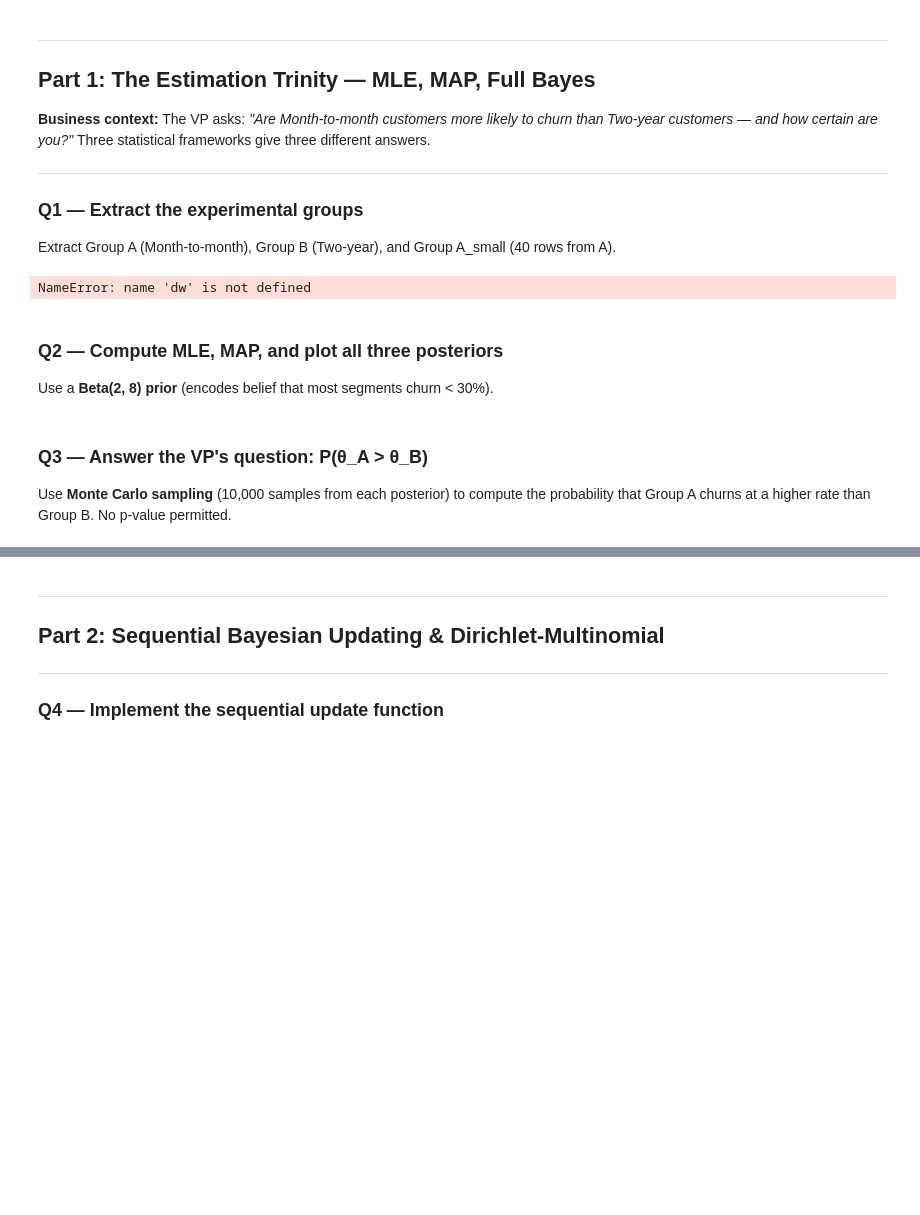
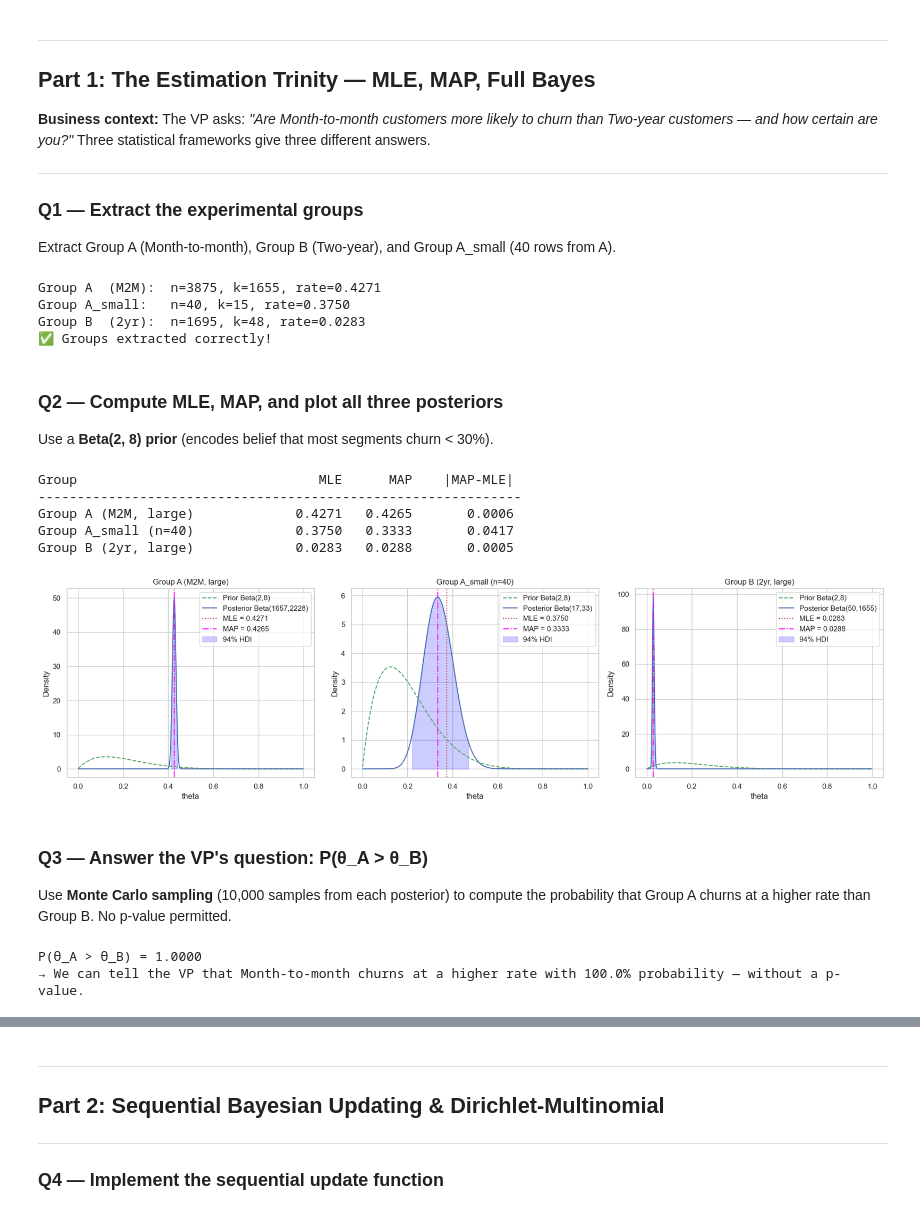
Before and after one commit to daymmm/bayesian-model, a Jupyter notebook: prob.ipynb, the cells around one changed output, grey strips where cells are left out. Drawn from its saved outputs; the diff is of its cells as text; code cells hidden in the pictures; blank space fills up the shorter version.

```diff
--- a/prob.ipynb
+++ b/prob.ipynb
@@ -81,10 +81,8 @@ Extract Group A (Month-to-month), Group B (Two-year), and Group A_small (40 rows
 # Group B: all Two year contract rows
 # Group A_small: 40 random rows from Group A, random_state=42
 
-group_A = [df["Contract"] == "Month-to-month"]
-
+group_A = df[df["Contract"] == "Month-to-month"]
 group_B = df[df["Contract"] == "Two year"]
-
 group_A_small = group_A.sample(n=40, random_state=42)
 
 k_A,  n_A  = group_A['Churn'].sum(),       len(group_A)
@@ -92,15 +90,18 @@ k_B,  n_B  = group_B['Churn'].sum(),       len(group_B)
 k_As, n_As = group_A_small['Churn'].sum(), len(group_A_small)
 
 # ── SELF-CHECK ────────────────────────────────────────────────────────────────
-#assert n_As == 40
-#assert n_A > 3000
-#assert n_B > 1000
+assert n_As == 40
+assert n_A > 3000
+assert n_B > 1000
 print(f"Group A  (M2M):  n={n_A}, k={k_A}, rate={k_A/n_A:.4f}")
 print(f"Group A_small:   n={n_As}, k={k_As}, rate={k_As/n_As:.4f}")
 print(f"Group B  (2yr):  n={n_B}, k={k_B}, rate={k_B/n_B:.4f}")
 print("✅ Groups extracted correctly!")
 # %% [output]
-NameError: name 'dw' is not defined
+Group A  (M2M):  n=3875, k=1655, rate=0.4271
+Group A_small:   n=40, k=15, rate=0.3750
+Group B  (2yr):  n=1695, k=48, rate=0.0283
+✅ Groups extracted correctly!
 # %% [markdown]
 ### Q2 — Compute MLE, MAP, and plot all three posteriors
 
@@ -122,26 +123,57 @@ groups = {
 print(f"{'Group':<30} {'MLE':>8} {'MAP':>8} {'|MAP-MLE|':>12}")
 print("-" * 62)
 for name, (k, n) in groups.items():
-    mle     = None   # YOUR CODE HERE
-    map_est = None   # YOUR CODE HERE
-    pull    = None   # YOUR CODE HERE
-    raise NotImplementedError("Compute MLE, MAP, and pull for each group")
+    mle     = k / n
+    map_est = (alpha_prior + k - 1) / (alpha_prior + beta_prior + n - 2)
+    pull    = abs(map_est - mle)
     print(f"{name:<30} {mle:>8.4f} {map_est:>8.4f} {pull:>12.4f}")
+# %% [output]
+Group                               MLE      MAP    |MAP-MLE|
+--------------------------------------------------------------
+Group A (M2M, large)             0.4271   0.4265       0.0006
+Group A_small (n=40)             0.3750   0.3333       0.0417
+Group B (2yr, large)             0.0283   0.0288       0.0005
 # %%
 # YOUR CODE HERE — plot the three posterior PDFs on one figure
 # For each group: plot Prior PDF, Posterior PDF, MLE and MAP as vertical lines
 # Shade the 94% HDI as a fill_between
 # Use scipy.stats.beta.pdf and scipy.stats.beta.ppf
 
 theta_range = np.linspace(0.001, 0.999, 500)
 
 fig, axes = plt.subplots(1, 3, figsize=(18, 5))
 for ax, (name, (k, n)) in zip(axes, groups.items()):
-    alpha_post = None   # YOUR CODE HERE: alpha_prior + k
-    beta_post  = None   # YOUR CODE HERE: beta_prior + (n - k)
-    raise NotImplementedError("Compute posterior parameters and plot")
+    alpha_post = alpha_prior + k
+    beta_post  = beta_prior + (n - k)
+
+    # Prior PDF
+    prior_pdf = beta_dist.pdf(theta_range, alpha_prior, beta_prior)
+    ax.plot(theta_range, prior_pdf, 'g--', label='Prior Beta(2,8)')
+
+    # Posterior PDF
+    post_pdf = beta_dist.pdf(theta_range, alpha_post, beta_post)
+    ax.plot(theta_range, post_pdf, 'b-', label=f'Posterior Beta({alpha_post},{beta_post})')
+
+    # MLE and MAP vertical lines
+    mle = k / n
+    map_est = (alpha_prior + k - 1) / (alpha_prior + beta_prior + n - 2)
+    ax.axvline(mle, color='r', linestyle=':', label=f'MLE = {mle:.4f}')
+    ax.axvline(map_est, color='magenta', linestyle='-.', label=f'MAP = {map_est:.4f}')
+
+    # Shade 94% HDI
+    hdi_low = beta_dist.ppf(0.03, alpha_post, beta_post)
+    hdi_high = beta_dist.ppf(0.97, alpha_post, beta_post)
+    theta_hdi = np.linspace(hdi_low, hdi_high, 100)
+    ax.fill_between(theta_hdi, 0, beta_dist.pdf(theta_hdi, alpha_post, beta_post), color='blue', alpha=0.2, label='94% HDI')
+
+    ax.set_title(name)
+    ax.set_xlabel('theta')
+    ax.set_ylabel('Density')
+    ax.legend()
 
 plt.tight_layout(); plt.show()
+# %% [output]
+[figure, added]
 # %% [markdown]
 ### Q3 — Answer the VP's question: P(θ_A > θ_B)
 
@@ -152,16 +184,18 @@ np.random.seed(42)
 
 # YOUR CODE HERE
 # Sample from both posteriors and compute P(θ_A > θ_B)
-post_A_samples = None   # np.random.beta(alpha_prior+k_A, beta_prior+n_A-k_A, MC_SAMPLES)
-post_B_samples = None
-p_A_greater    = None   # fraction of samples where post_A > post_B
-raise NotImplementedError("Sample posteriors and compute P(θ_A > θ_B)")
+post_A_samples = np.random.beta(alpha_prior + k_A, beta_prior + n_A - k_A, MC_SAMPLES)
+post_B_samples = np.random.beta(alpha_prior + k_B, beta_prior + n_B - k_B, MC_SAMPLES)
+p_A_greater    = np.mean(post_A_samples > post_B_samples)
 
 # ── SELF-CHECK ────────────────────────────────────────────────────────────────
 assert 0.90 < p_A_greater <= 1.0, f"Expected P > 0.90, got {p_A_greater:.4f}"
 print(f"P(θ_A > θ_B) = {p_A_greater:.4f}")
 print(f"→ We can tell the VP that Month-to-month churns at a higher rate with "
       f"{p_A_greater*100:.1f}% probability — without a p-value.")
+# %% [output]
+P(θ_A > θ_B) = 1.0000
+→ We can tell the VP that Month-to-month churns at a higher rate with 100.0% probability — without a p-value.
 # %% [markdown]
 ✍️ **Reflect 1 — MLE vs MAP vs Full Bayes:**
 
```
Also changed, not shown: parts of 2 cells of this notebook.
